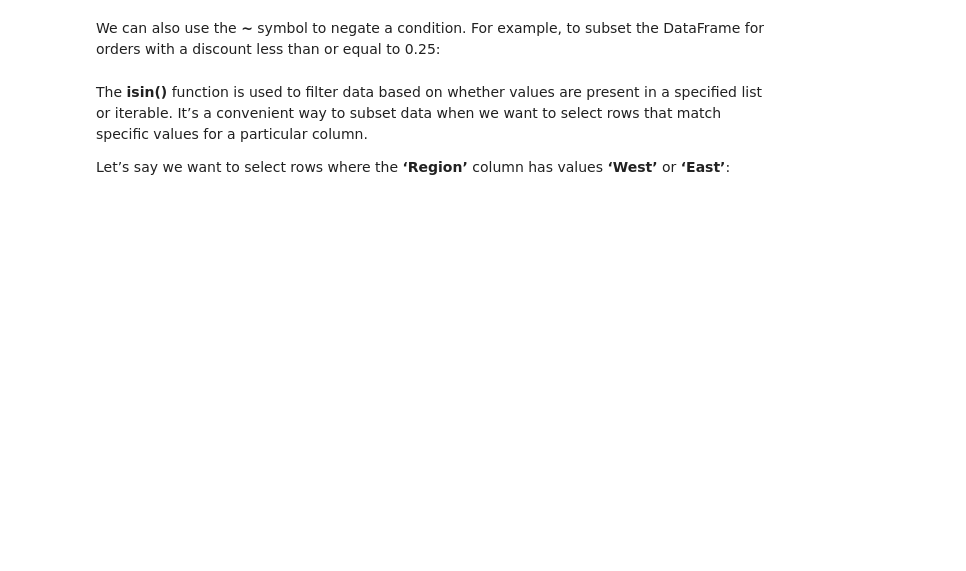
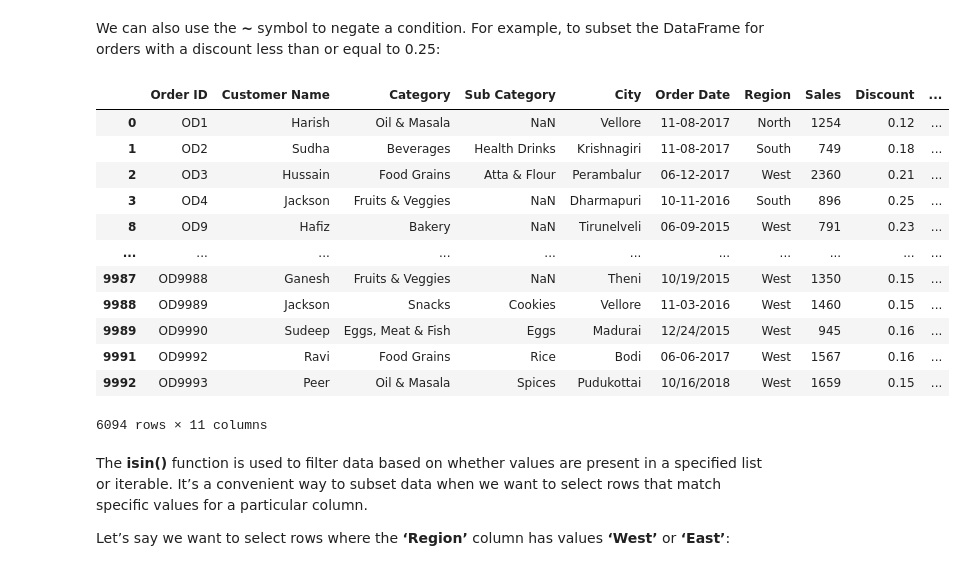
Before and after one commit to justcabyr/analytics-visualization, a Jupyter notebook: DAV_1.ipynb, the cells around one changed output. Cells and saved outputs as stored; diff of their text form; code cells hidden in the pictures; blank space fills up the shorter version.

```diff
--- a/DAV_1.ipynb
+++ b/DAV_1.ipynb
@@ -215,7 +384,21 @@ For instance, to subset the DataFrame for orders with sales greater than 2000 an
 We can also use the **~** symbol to negate a condition. For example, to subset the DataFrame for orders with a discount less than or equal to 0.25:
 # %%
 # Subset data for orders with discount <= 0.25
-#Your code goes here
+df[~(df['Discount'] > 0.25)]
+# %% [output]
+|  | Order ID | Customer Name | Category | Sub Category | City | Order Date | Region | Sales | Discount | ... |
+| 0 | OD1 | Harish | Oil & Masala | NaN | Vellore | 11-08-2017 | North | 1254 | 0.12 | ... |
+| 1 | OD2 | Sudha | Beverages | Health Drinks | Krishnagiri | 11-08-2017 | South | 749 | 0.18 | ... |
+| 2 | OD3 | Hussain | Food Grains | Atta & Flour | Perambalur | 06-12-2017 | West | 2360 | 0.21 | ... |
+| 3 | OD4 | Jackson | Fruits & Veggies | NaN | Dharmapuri | 10-11-2016 | South | 896 | 0.25 | ... |
+| 8 | OD9 | Hafiz | Bakery | NaN | Tirunelveli | 06-09-2015 | West | 791 | 0.23 | ... |
+| ... | ... | ... | ... | ... | ... | ... | ... | ... | ... | ... |
+| 9987 | OD9988 | Ganesh | Fruits & Veggies | NaN | Theni | 10/19/2015 | West | 1350 | 0.15 | ... |
+| 9988 | OD9989 | Jackson | Snacks | Cookies | Vellore | 11-03-2016 | West | 1460 | 0.15 | ... |
+| 9989 | OD9990 | Sudeep | Eggs, Meat & Fish | Eggs | Madurai | 12/24/2015 | West | 945 | 0.16 | ... |
+| 9991 | OD9992 | Ravi | Food Grains | Rice | Bodi | 06-06-2017 | West | 1567 | 0.16 | ... |
+| 9992 | OD9993 | Peer | Oil & Masala | Spices | Pudukottai | 10/16/2018 | West | 1659 | 0.15 | ... |
+6094 rows × 11 columns
 # %% [markdown]
 The **isin()** function is used to filter data based on whether values are present in a specified list or iterable. It’s a convenient way to subset data when we want to select rows that match specific values for a particular column.
 
```
Also changed, not shown: parts of 36 cells of this notebook.
